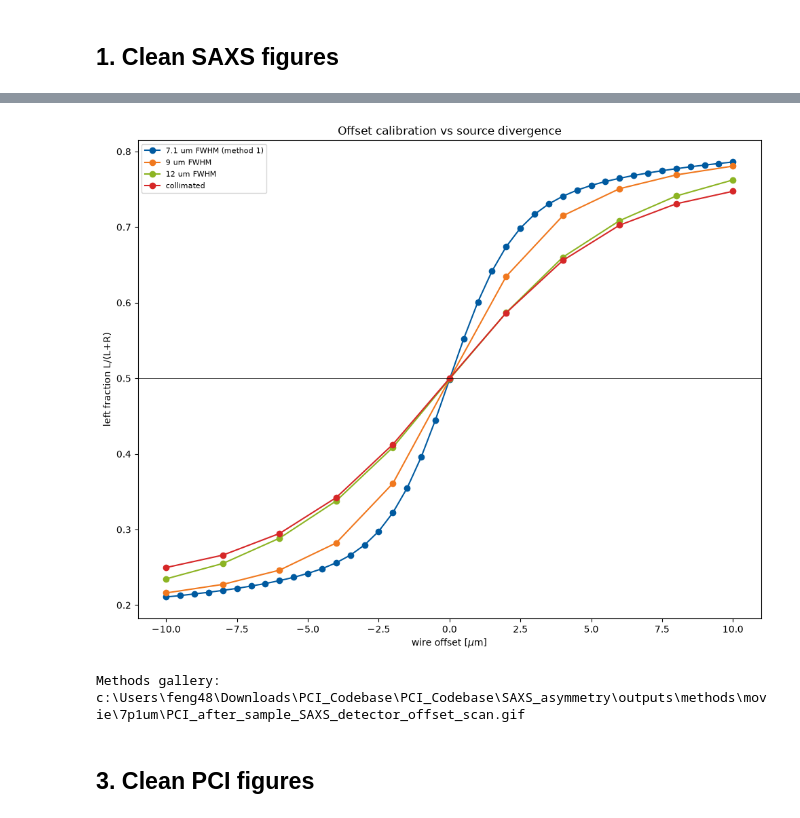
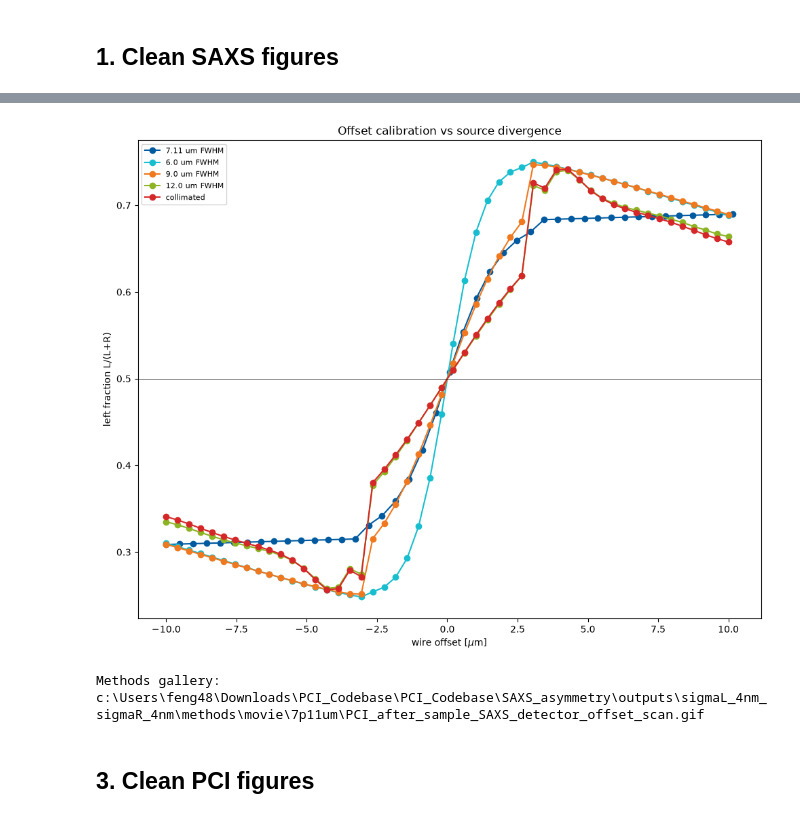
Before and after one commit to wenfe/PCI_Codebase, a Jupyter notebook: PCI_Codebase/SAXS_asymmetry/02_plot_and_save_figures.ipynb, the cells around one changed output, grey strips where cells are left out. Drawn from its saved outputs; the diff is of its cells as text; code cells hidden in the pictures.

```diff
--- a/PCI_Codebase/SAXS_asymmetry/02_plot_and_save_figures.ipynb
+++ b/PCI_Codebase/SAXS_asymmetry/02_plot_and_save_figures.ipynb
@@ -221,8 +347,10 @@ Clean SAXS figures: collimated_7p1um (41)
 # %%
 fig, axes = plt.subplots(1, 2, figsize=(15, 6))
 styles = {
-    "mark1300_7p1um": dict(color="tab:green", marker="s"),
-    "collimated_7p1um": dict(color="tab:purple", marker="D"),
+    "mark1300_7p11um": dict(color="tab:green", marker="s"),
+    "collimated_7p11um": dict(color="tab:purple", marker="D"),
+    "mark1300_6um": dict(color="tab:blue", marker="o"),
+    "collimated_6um": dict(color="tab:orange", marker="^"),
 }
 for case_name, case in clean_cases.items():
     table = np.loadtxt(case["table"])
@@ -246,6 +374,6 @@ axes[1].set(
 )
 axes[1].grid(alpha=0.25); axes[1].legend(fontsize=8)
 fig.tight_layout()
-save_figure(fig, SAXS_FIGURE_DIR / "SAXS_Mark1300_collimated_7p1um.png")
+save_figure(fig, SAXS_FIGURE_DIR / "SAXS_Mark1300_collimated_6um_7p11um.png")
 plt.show()
 # %% [output]
@@ -304,27 +432,41 @@ plt.show()
 # %%
 divergence = np.genfromtxt(
     require(METHODS_TABLE_DIR / "DivSAXS_divergence_vs_offset_Methods.dat"),
     delimiter="\t", names=True, dtype=None, encoding="utf-8",
 )
 fig, ax = plt.subplots(figsize=(10, 8))
-case_order = list(dict.fromkeys(divergence["case"].tolist()))
-colors = [rofl.b(), rofl.o(), rofl.g(), "tab:red"]
-for case_name, color in zip(case_order, colors):
+case_order = list(dict.fromkeys(divergence["case"].tolist())) # create a list of unique case names in the order they first appear
+required_fields = {"case", "offset_um", "mark1300_frac"}
+missing_fields = required_fields.difference(divergence.dtype.names)
+if missing_fields:
+    raise ValueError(f"Divergence table is missing columns: {sorted(missing_fields)}")
+case_colors = {
+    "7.11 um FWHM": rofl.b(),
+    "6.0 um FWHM": "tab:cyan",
+    "9.0 um FWHM": rofl.o(),
+    "12.0 um FWHM": rofl.g(),
+    "collimated": "tab:red",
+}
+for case_name in case_order:
     rows = divergence[divergence["case"] == case_name]
-    ax.plot(rows["offset_um"], rows["left_fraction"], "o-", color=color, label=case_name)
+    ax.plot(
+        rows["offset_um"], rows["mark1300_frac"], "o-",
+        color=case_colors.get(case_name, "0.35"), label=case_name,
+    )
 ax.axhline(0.5, color="k", lw=0.5)
 ax.set(
     xlabel=r"wire offset [$\mu$m]", ylabel="left fraction L/(L+R)",
     title="Offset calibration vs source divergence",
 )
 ax.legend(fontsize=8)
 fig.tight_layout()
 save_figure(fig, METHODS_FIGURE_DIR / "05_divergence_scan.png")
 plt.show()
 # %% [output]
-[figure, old version]
+[figure, new version]
 # %%
-gallery_offsets_um = np.arange(-10.0, 10.0 + 0.25, 0.5)
+# Use every offset generated by notebook 01 on its regular 0.48 um grid.
+gallery_offsets_um = np.asarray(methods_profiles["offsets_um"], dtype=float)
 gif_frames = []
 pci_half_width_um = N_GRID * PIXEL_SIZE / (2 * PCI.um)
 q_half_width = float(np.abs(Q_AXIS).max())
@@ -367,7 +509,7 @@ gif_frames[0].save(
 )
 print(f"Methods gallery: {gif_path}")
 # %% [output]
-Methods gallery: c:\Users\feng48\Downloads\PCI_Codebase\PCI_Codebase\SAXS_asymmetry\outputs\methods\movie\7p1um\PCI_after_sample_SAXS_detector_offset_scan.gif
+Methods gallery: c:\Users\feng48\Downloads\PCI_Codebase\PCI_Codebase\SAXS_asymmetry\outputs\sigmaL_4nm_sigmaR_4nm\methods\movie\7p11um\PCI_after_sample_SAXS_detector_offset_scan.gif
 # %% [markdown]
 ## 3. Clean PCI figures
 # %%
```
Also changed, not shown: parts of 15 cells of this notebook, 9 other files.
